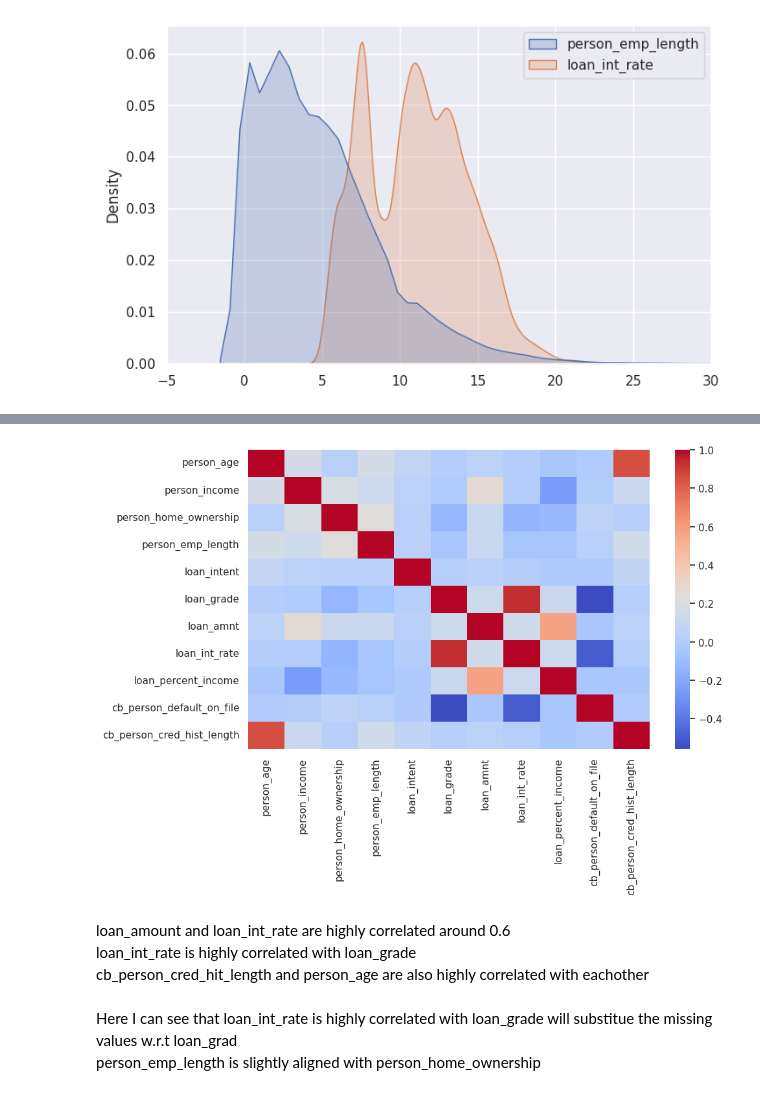
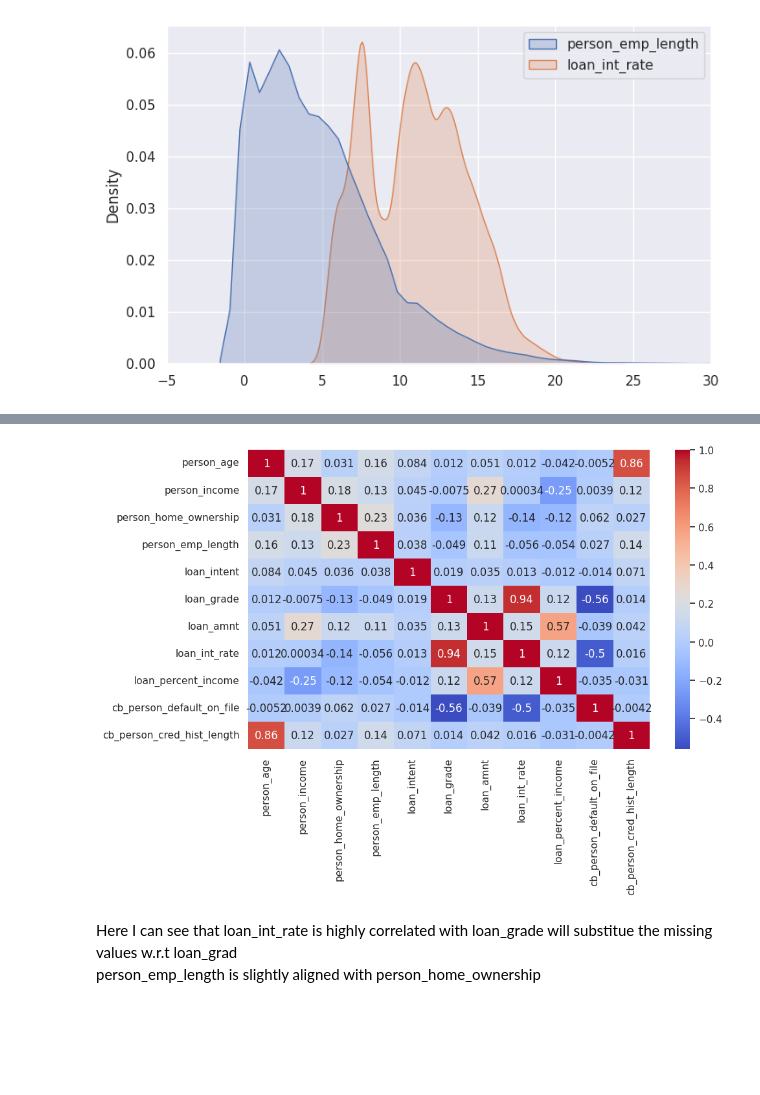
Before and after one commit to Nilkantg/Credit-Risk-Assessment, a Jupyter notebook: Loan Default Risk Analyzer.ipynb, the cells around one changed output, grey strips where cells are left out. Cells and saved outputs as stored; diff of their text form; code cells hidden in the pictures; blank space fills up the shorter version.

```diff
--- a/Loan Default Risk Analyzer.ipynb
+++ b/Loan Default Risk Analyzer.ipynb
@@ -72,0 +77,2 @@ dtype: int64
+# %%
+raw_data.drop_duplicates(inplace=True)
@@ -276,14 +269,10 @@ plt.show()
 # %%
 plt.figure(figsize = (10, 6))
 corr_matrix = inputs_df.corr()
-sns.heatmap(corr_matrix, cmap='coolwarm')
+sns.heatmap(corr_matrix, annot=True, cmap='coolwarm')
 plt.show()
 # %% [output]
-[figure, old version]
+[figure, new version]
-# %% [markdown]
-loan_amount and loan_int_rate are highly correlated around 0.6
-loan_int_rate is highly correlated with loan_grade
-cb_person_cred_hit_length and person_age are also highly correlated with eachother
 # %% [markdown]
 Here I can see that loan_int_rate is highly correlated with loan_grade will substitue the missing values w.r.t loan_grad
 person_emp_length is slightly aligned with person_home_ownership
```
Also changed, not shown: parts of 74 cells of this notebook.
